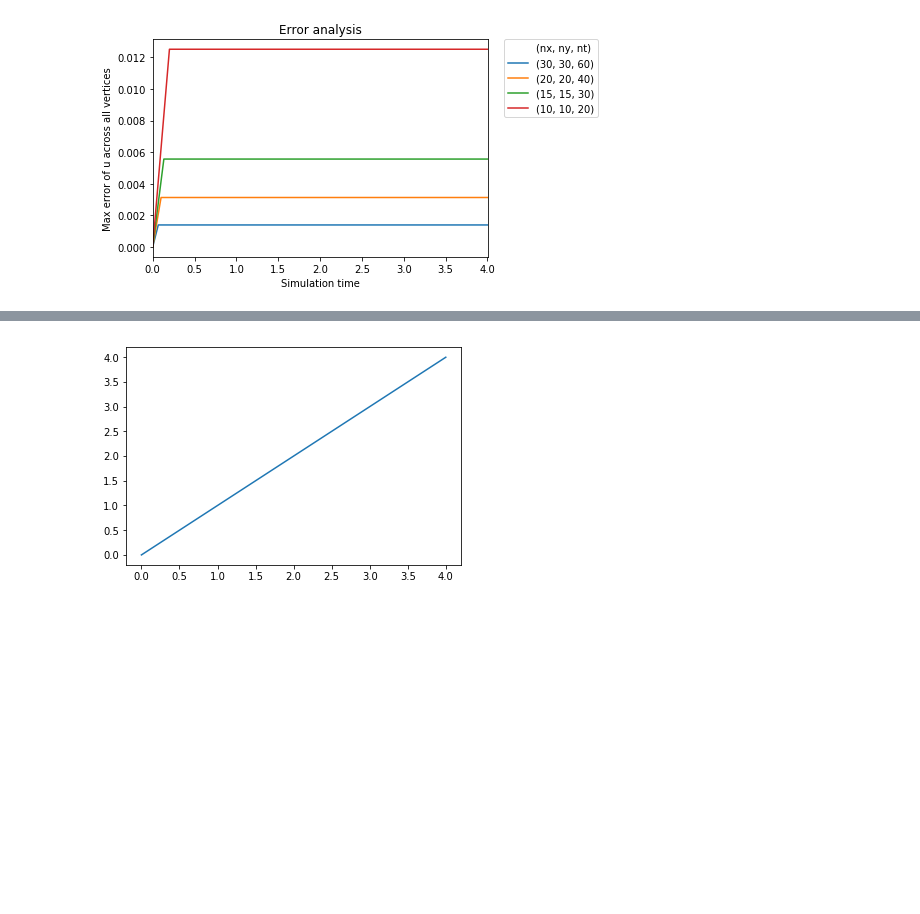
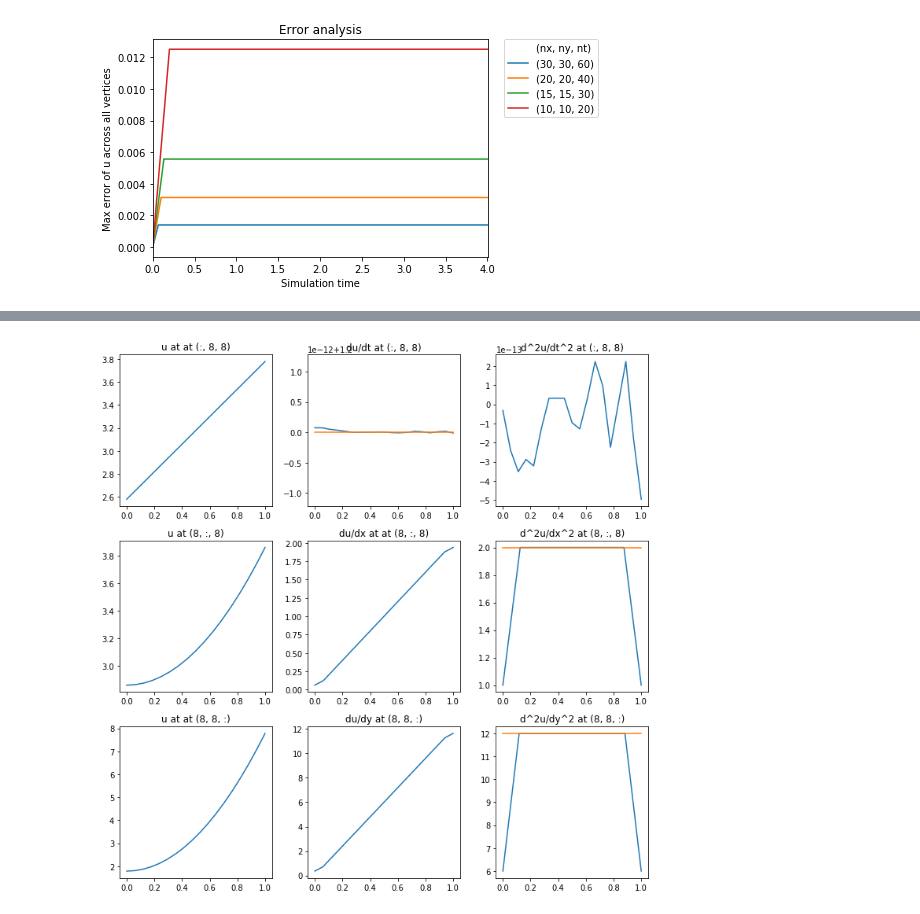
Before and after one commit to ZacharyVernec/PDE-FIND, a Jupyter notebook: Heat Equation.ipynb, the cells around one changed output, grey strips where cells are left out. Saved outputs shown, nothing was run; the diff lists cells and outputs as text; code cells hidden in the pictures; blank space fills up the shorter version.

```diff
--- a/Heat Equation.ipynb
+++ b/Heat Equation.ipynb
@@ -259,10 +254,0 @@ display_convergence(hs, convergence_rates)
-# %%
-fig = plt.figure()
-ax = fig.add_subplot(111)
-
-ax.plot(np.arange(5))
-plt.show()
-ax.plot(np.arange(3)+1)
-plt.show()
-# %% [output]
-[figure, removed]
@@ -268,0 +257,54 @@ plt.show()
+# %%
+mesh_info, logs = calculate_simulation(16, 17, 18, tmax=1.0)
+
+nx = mesh_info['nx']
+ny = mesh_info['ny']
+nt = mesh_info['nt']
+coords = mesh_info['mesh'].coordinates().reshape(ny+1, nx+1, 2).transpose(1, 0, 2)
+xcoords = coords[:, 0, 0]
+ycoords = coords[0, :, 1]
+tcoords = logs['t']
+u_vals = np.array([u_at_t.compute_vertex_values().reshape(ny+1, nx+1) for u_at_t in logs['u']]).transpose(0, 2, 1)
+du_vals = np.gradient(u_vals, tcoords, xcoords, ycoords)
+ddu_vals = np.array([np.gradient(du_vals_dim, tcoords, xcoords, ycoords) for du_vals_dim in du_vals])
+laplaceu_vals = ddu_vals.trace()
+f_vals = 1.2 - 2 - 2*6
+
+#which cross-sections do we plot?
+tval_plot = 8
+xval_plot = 8
+yval_plot = 8
+
+fig, axes = plt.subplots(3, 3, figsize=(10, 10))
+
+#along t
+axes[0, 0].plot(tcoords, u_vals[:, xval_plot, yval_plot])
+axes[0, 0].set_title(f'u at at (:, {xval_plot}, {yval_plot})')
+axes[0, 1].plot(tcoords, du_vals[0][:, xval_plot, yval_plot])
+axes[0, 1].plot(tcoords, np.full_like(tcoords, 1.2)) #ground truth
+axes[0, 1].set_title(f'du/dt at (:, {xval_plot}, {yval_plot})')
+axes[0, 2].plot(tcoords, ddu_vals[0, 0][:, xval_plot, yval_plot])
+axes[0, 2].set_title(f'd^2u/dt^2 at (:, {xval_plot}, {yval_plot})')
+
+#along x
+axes[1, 0].plot(xcoords, u_vals[tval_plot, :, yval_plot])
+axes[1, 0].set_title(f'u at ({tval_plot}, :, {yval_plot})')
+axes[1, 1].plot(xcoords, du_vals[1][tval_plot, :, yval_plot])
+axes[1, 1].set_title(f'du/dx at at ({tval_plot}, :, {yval_plot})')
+axes[1, 2].plot(xcoords, ddu_vals[1, 1][tval_plot, :, yval_plot])
+axes[1, 2].plot(xcoords, np.full_like(xcoords, 2*1)) #ground truth
+axes[1, 2].set_title(f'd^2u/dx^2 at ({tval_plot}, :, {yval_plot})')
+
+#along y
+axes[2, 0].plot(ycoords, u_vals[tval_plot, xval_plot, :])
+axes[2, 0].set_title(f'u at at ({tval_plot}, {xval_plot}, :)')
+axes[2, 1].plot(ycoords, du_vals[2][tval_plot, xval_plot, :])
+axes[2, 1].set_title(f'du/dy at ({tval_plot}, {xval_plot}, :)')
+axes[2, 2].plot(ycoords, ddu_vals[2, 2][tval_plot, xval_plot, :])
+axes[2, 2].plot(ycoords, np.full_like(ycoords, 2*6)) #ground truth
+axes[2, 2].set_title(f'd^2u/dy^2 at ({tval_plot}, {xval_plot}, :)')
+
+plt.tight_layout()
+plt.show()
+# %% [output]
+[figure, added]
```
Also changed, not shown: parts of 11 cells of this notebook.
